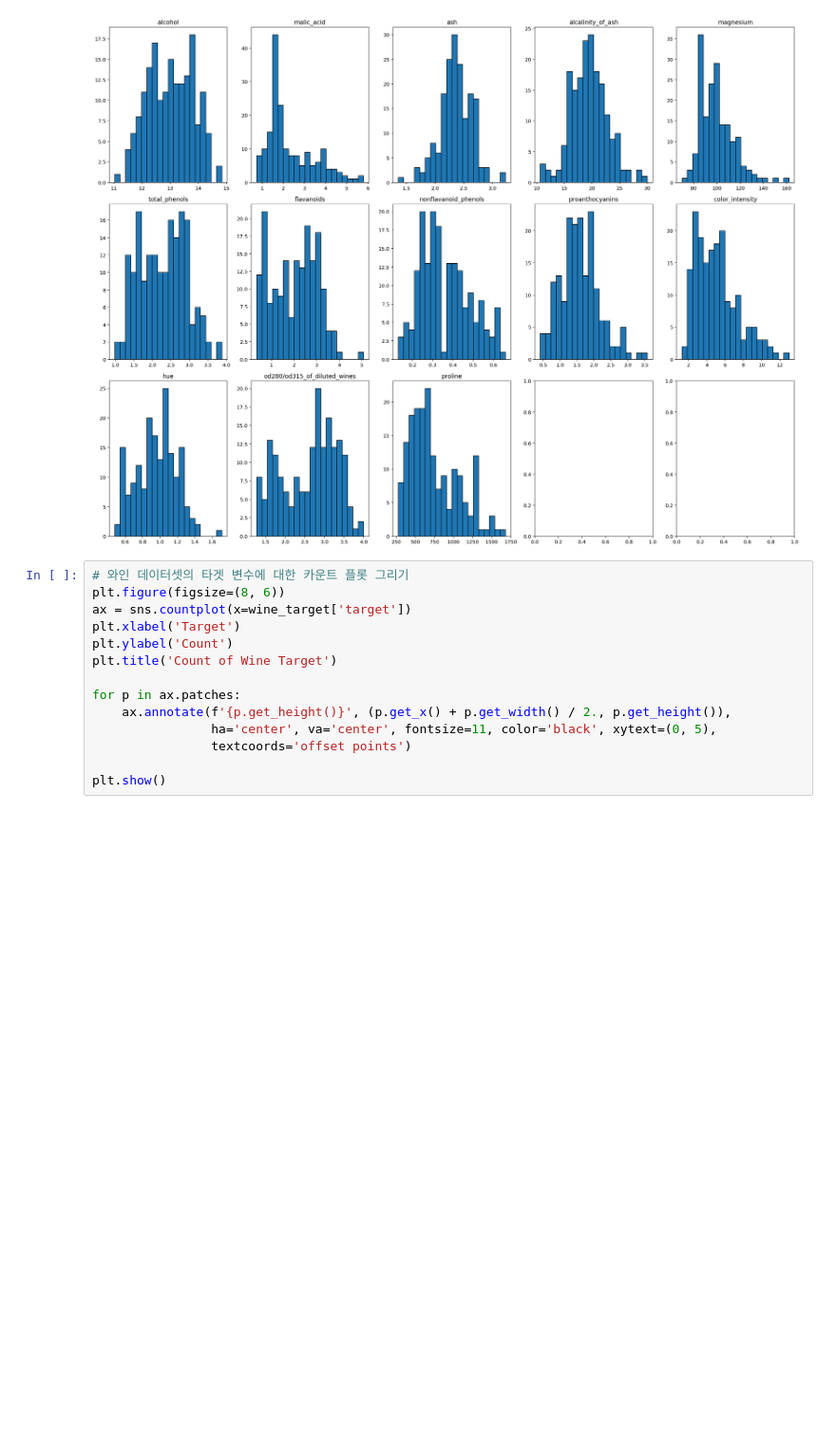
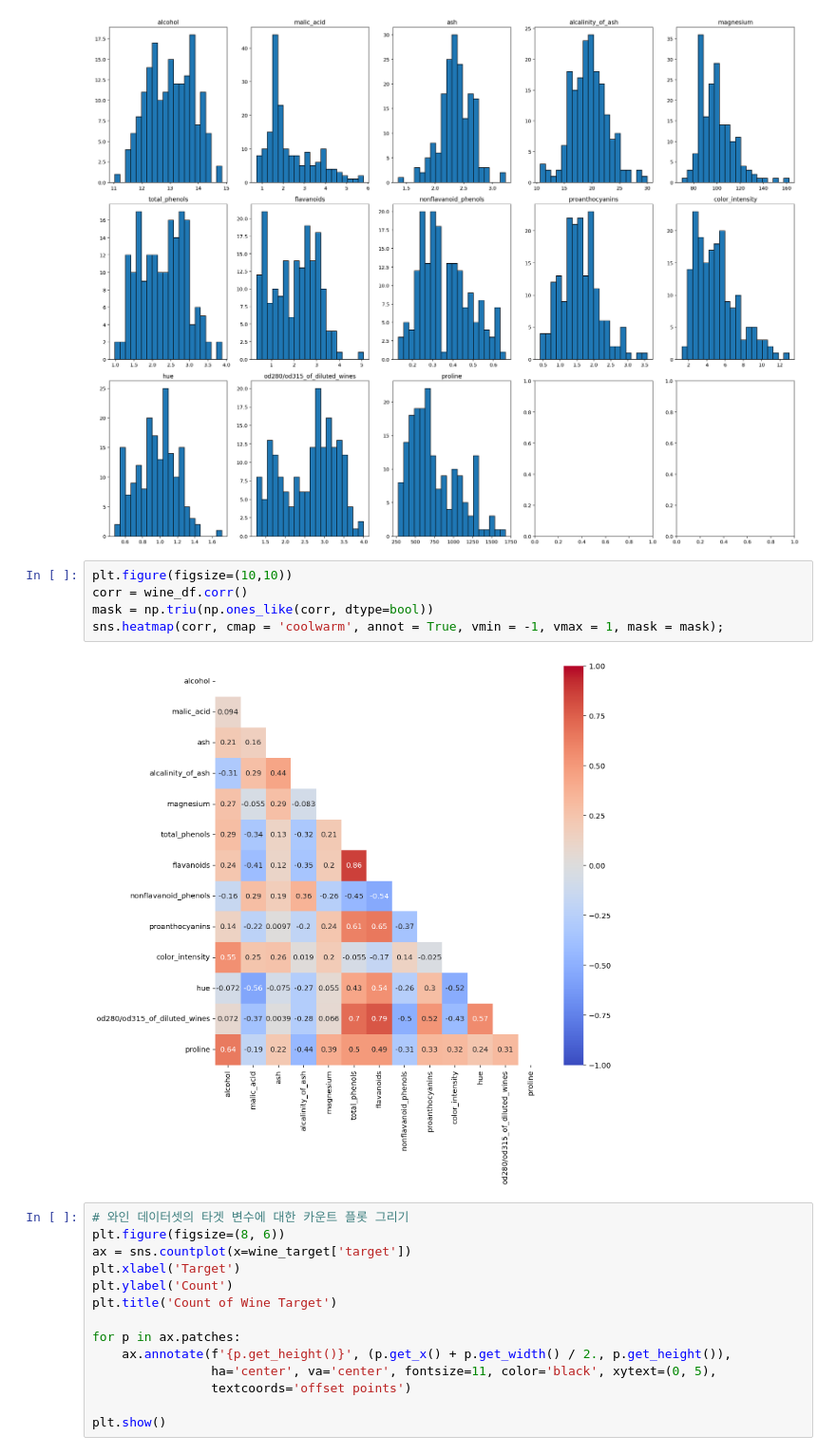
Before and after one commit to kingyebin/PeerReview, a Jupyter notebook: quest_240220/2_wine.ipynb, the cells around one changed output. Shown: that part at 95% size. Drawn from its saved outputs; the diff is of its cells as text; blank space fills up the shorter version.

```diff
--- a/quest_240220/2_wine.ipynb
+++ b/quest_240220/2_wine.ipynb
@@ -145,6 +145,13 @@ plt.tight_layout()
 plt.show()
 # %% [output]
 [figure]
+# %%
+plt.figure(figsize=(10,10))
+corr = wine_df.corr()
+mask = np.triu(np.ones_like(corr, dtype=bool))
+sns.heatmap(corr, cmap = 'coolwarm', annot = True, vmin = -1, vmax = 1, mask = mask);
+# %% [output]
+[figure, added]
 # %%
 # 와인 데이터셋의 타겟 변수에 대한 카운트 플롯 그리기
 plt.figure(figsize=(8, 6))
```
